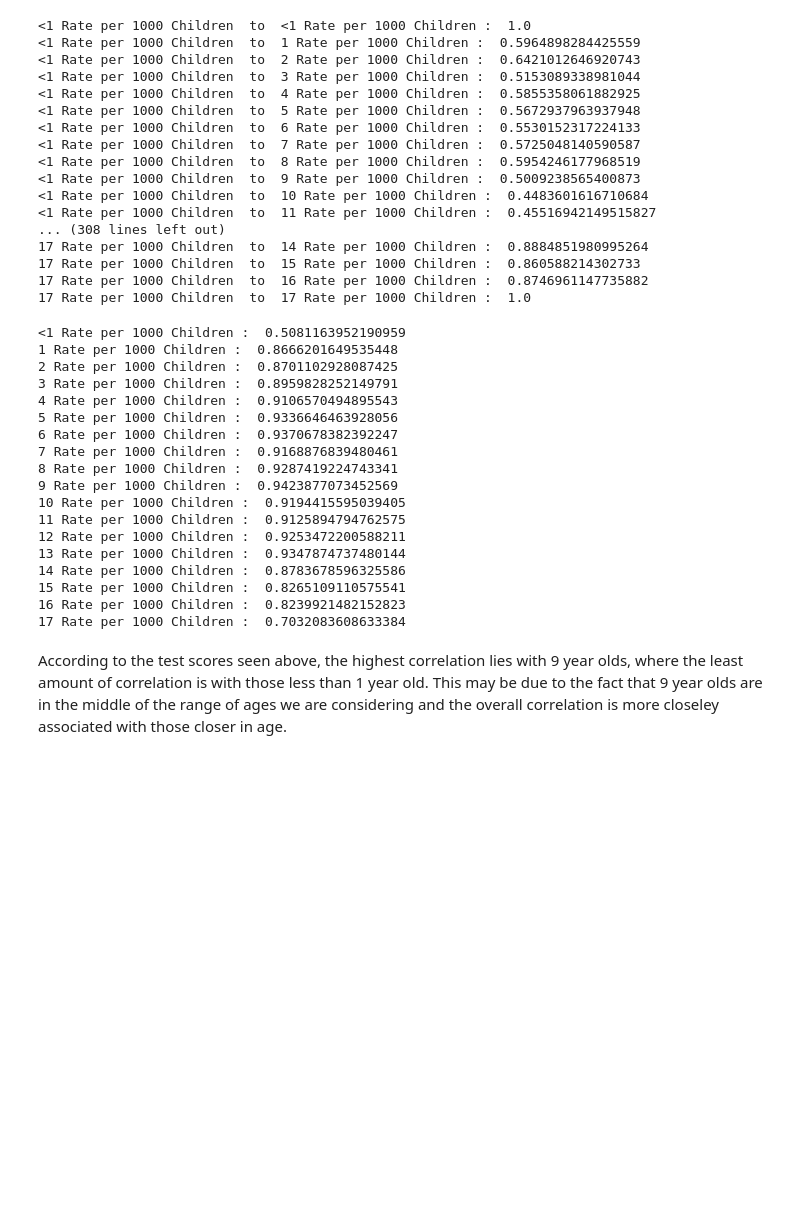
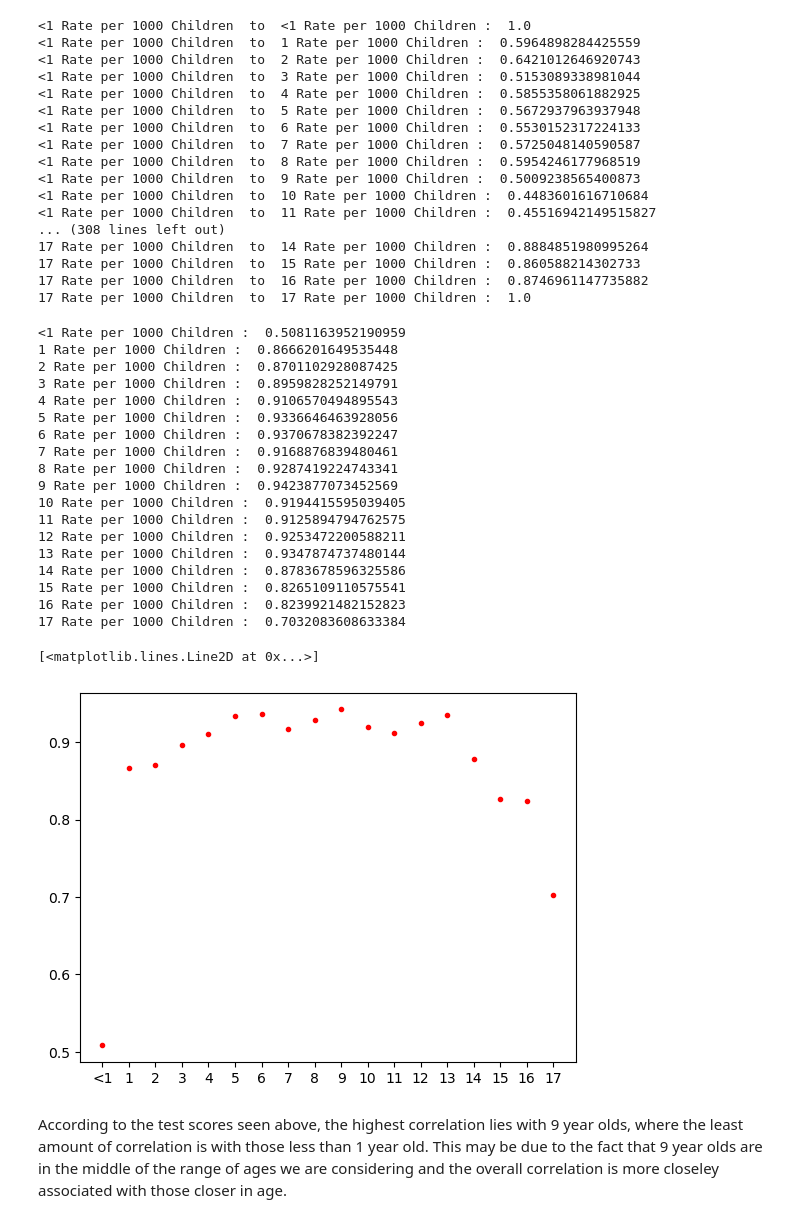
Before and after one commit to jacobgilbreath1997/GilbreathPortfolio, a Jupyter notebook: Project_1/Child_Victims.ipynb, the cells around one changed output. Drawn from its saved outputs; the diff is of its cells as text; code cells hidden in the pictures; blank space fills up the shorter version.

```diff
--- a/Project_1/Child_Victims.ipynb
+++ b/Project_1/Child_Victims.ipynb
@@ -181,29 +181,34 @@ for i in range(18):
 17 Rate per 1000 Children  to  17 Rate per 1000 Children :  1.0
 # %%
 ## MEDIAN SCORE FOR EACH AGE GROUP ##
+A=np.array(["<1","1","2","3","4","5","6","7","8","9","10","11","12","13","14","15","16","17"])
 mx=[]
 for i in range(18):
     mx.append(np.median(M[i]))
     print(L[i],": ",np.median(M[i]))
+
+plt.plot(A,np.transpose(mx),"r.")
 # %% [output]
 <1 Rate per 1000 Children :  0.5081163952190959
 1 Rate per 1000 Children :  0.8666201649535448
 2 Rate per 1000 Children :  0.8701102928087425
 3 Rate per 1000 Children :  0.8959828252149791
 4 Rate per 1000 Children :  0.9106570494895543
 5 Rate per 1000 Children :  0.9336646463928056
 6 Rate per 1000 Children :  0.9370678382392247
 7 Rate per 1000 Children :  0.9168876839480461
 8 Rate per 1000 Children :  0.9287419224743341
 9 Rate per 1000 Children :  0.9423877073452569
 10 Rate per 1000 Children :  0.9194415595039405
 11 Rate per 1000 Children :  0.9125894794762575
 12 Rate per 1000 Children :  0.9253472200588211
 13 Rate per 1000 Children :  0.9347874737480144
 14 Rate per 1000 Children :  0.8783678596325586
 15 Rate per 1000 Children :  0.8265109110575541
 16 Rate per 1000 Children :  0.8239921482152823
 17 Rate per 1000 Children :  0.7032083608633384
+[<matplotlib.lines.Line2D at 0x...>]
+[figure, added]
 # %% [markdown]
 According to the test scores seen above, the highest correlation lies with 9 year olds, where the least amount of correlation is with those less than 1 year old. This may be due to the fact that 9 year olds are in the middle of the range of ages we are considering and the overall correlation is more closeley associated with those closer in age.
 # %%
```
